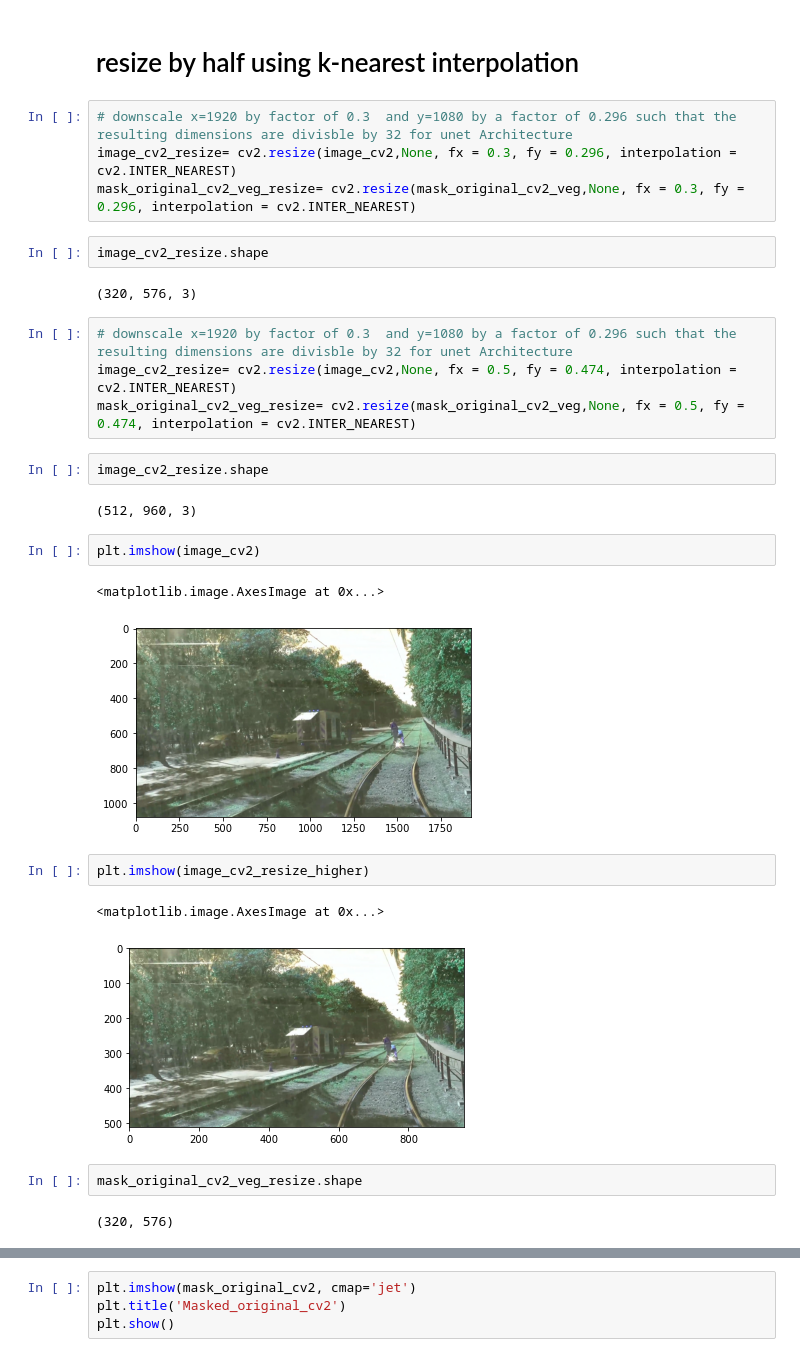
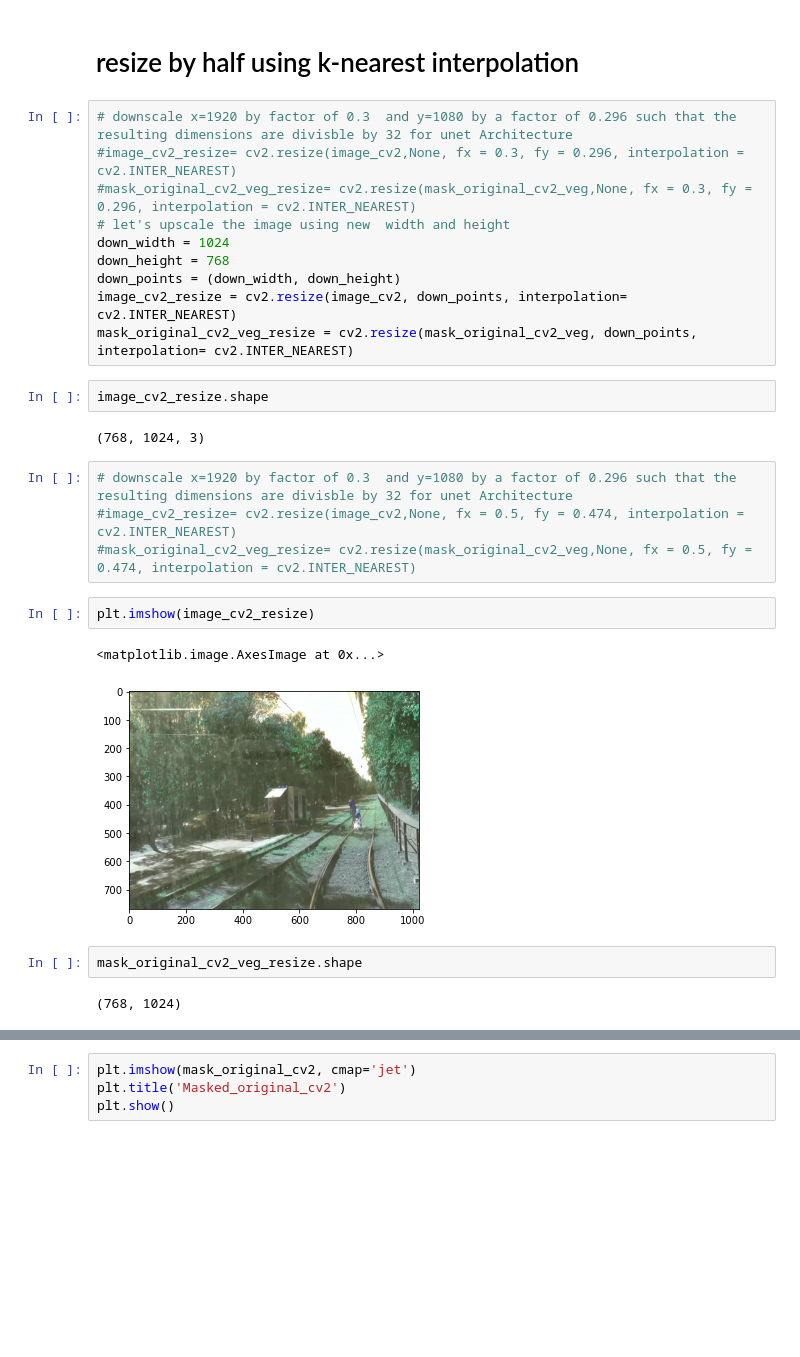
Before and after one commit to khoadaniel/vegetation-detection-railways, a Jupyter notebook: Hina/ROI_on_singleimage.ipynb, the cells around one changed output, grey strips where cells are left out. Saved outputs shown, nothing was run; the diff lists cells and outputs as text; blank space fills up the shorter version.

```diff
--- a/Hina/ROI_on_singleimage.ipynb
+++ b/Hina/ROI_on_singleimage.ipynb
@@ -60,34 +62,31 @@ mask_original_cv2_veg[:,:][mask_original_cv2_veg[:,:]==label_of_interest]=1
 # resize by half using k-nearest interpolation
 # %%
 # downscale x=1920 by factor of 0.3  and y=1080 by a factor of 0.296 such that the resulting dimensions are divisble by 32 for unet Architecture
-image_cv2_resize= cv2.resize(image_cv2,None, fx = 0.3, fy = 0.296, interpolation = cv2.INTER_NEAREST)
-mask_original_cv2_veg_resize= cv2.resize(mask_original_cv2_veg,None, fx = 0.3, fy = 0.296, interpolation = cv2.INTER_NEAREST)
+#image_cv2_resize= cv2.resize(image_cv2,None, fx = 0.3, fy = 0.296, interpolation = cv2.INTER_NEAREST)
+#mask_original_cv2_veg_resize= cv2.resize(mask_original_cv2_veg,None, fx = 0.3, fy = 0.296, interpolation = cv2.INTER_NEAREST)
+# let's upscale the image using new  width and height
+down_width = 1024
+down_height = 768
+down_points = (down_width, down_height)
+image_cv2_resize = cv2.resize(image_cv2, down_points, interpolation= cv2.INTER_NEAREST)
+mask_original_cv2_veg_resize = cv2.resize(mask_original_cv2_veg, down_points, interpolation= cv2.INTER_NEAREST)
 # %%
 image_cv2_resize.shape
 # %% [output]
-(320, 576, 3)
+(768, 1024, 3)
 # %%
 # downscale x=1920 by factor of 0.3  and y=1080 by a factor of 0.296 such that the resulting dimensions are divisble by 32 for unet Architecture
-image_cv2_resize= cv2.resize(image_cv2,None, fx = 0.5, fy = 0.474, interpolation = cv2.INTER_NEAREST)
-mask_original_cv2_veg_resize= cv2.resize(mask_original_cv2_veg,None, fx = 0.5, fy = 0.474, interpolation = cv2.INTER_NEAREST)
+#image_cv2_resize= cv2.resize(image_cv2,None, fx = 0.5, fy = 0.474, interpolation = cv2.INTER_NEAREST)
+#mask_original_cv2_veg_resize= cv2.resize(mask_original_cv2_veg,None, fx = 0.5, fy = 0.474, interpolation = cv2.INTER_NEAREST)
-# %%
-image_cv2_resize.shape
-# %% [output]
-(512, 960, 3)
 # %%
-plt.imshow(image_cv2)
+plt.imshow(image_cv2_resize)
 # %% [output]
 <matplotlib.image.AxesImage at 0x...>
-[figure, old version]
+[figure, new version]
-# %%
-plt.imshow(image_cv2_resize_higher)
-# %% [output]
-<matplotlib.image.AxesImage at 0x...>
-[figure, removed]
 # %%
 mask_original_cv2_veg_resize.shape
 # %% [output]
-(320, 576)
+(768, 1024)
 # %%
 plt.imshow(mask_original_cv2_veg_resize)
 # %% [output]
```
Also changed, not shown: parts of 9 cells of this notebook, 1 other file.
